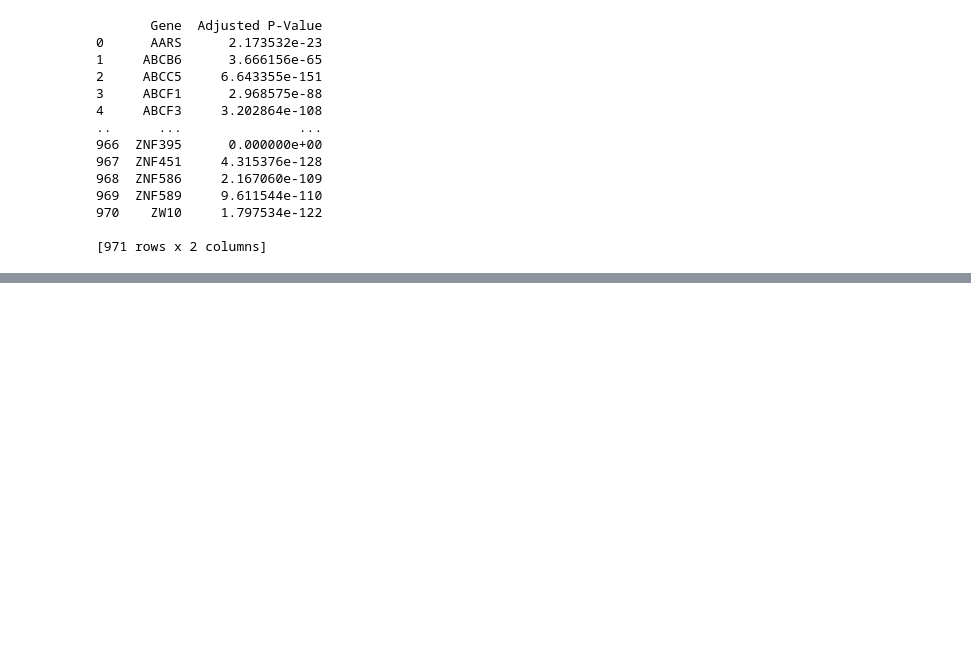
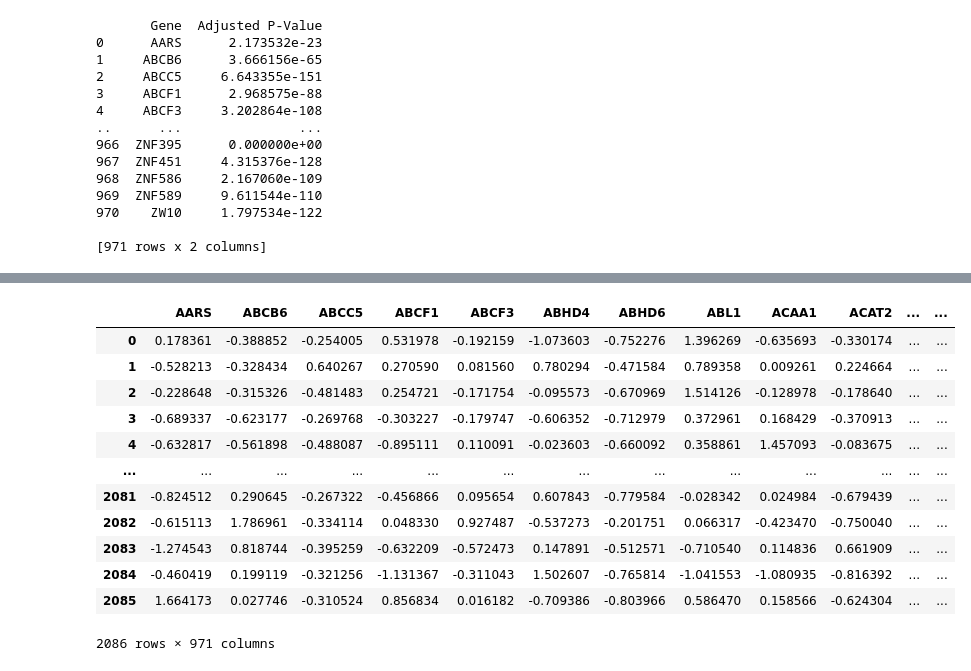
Before and after one commit to ninzyyy/rna-seq, a Jupyter notebook: exploratory.ipynb, the cells around one changed output, grey strips where cells are left out. Drawn from its saved outputs; the diff is of its cells as text; code cells hidden in the pictures; blank space fills up the shorter version.

```diff
--- a/exploratory.ipynb
+++ b/exploratory.ipynb
@@ -371,0 +389,17 @@ print(significant_genes)
+# %%
+df_z = df.apply(stats.zscore, axis=0)
+df_z
+# %% [output]
+|  | AARS | ABCB6 | ABCC5 | ABCF1 | ABCF3 | ABHD4 | ABHD6 | ABL1 | ACAA1 | ACAT2 | ... | ... |
+| 0 | 0.178361 | -0.388852 | -0.254005 | 0.531978 | -0.192159 | -1.073603 | -0.752276 | 1.396269 | -0.635693 | -0.330174 | ... | ... |
+| 1 | -0.528213 | -0.328434 | 0.640267 | 0.270590 | 0.081560 | 0.780294 | -0.471584 | 0.789358 | 0.009261 | 0.224664 | ... | ... |
+| 2 | -0.228648 | -0.315326 | -0.481483 | 0.254721 | -0.171754 | -0.095573 | -0.670969 | 1.514126 | -0.128978 | -0.178640 | ... | ... |
+| 3 | -0.689337 | -0.623177 | -0.269768 | -0.303227 | -0.179747 | -0.606352 | -0.712979 | 0.372961 | 0.168429 | -0.370913 | ... | ... |
+| 4 | -0.632817 | -0.561898 | -0.488087 | -0.895111 | 0.110091 | -0.023603 | -0.660092 | 0.358861 | 1.457093 | -0.083675 | ... | ... |
+| ... | ... | ... | ... | ... | ... | ... | ... | ... | ... | ... | ... | ... |
+| 2081 | -0.824512 | 0.290645 | -0.267322 | -0.456866 | 0.095654 | 0.607843 | -0.779584 | -0.028342 | 0.024984 | -0.679439 | ... | ... |
+| 2082 | -0.615113 | 1.786961 | -0.334114 | 0.048330 | 0.927487 | -0.537273 | -0.201751 | 0.066317 | -0.423470 | -0.750040 | ... | ... |
+| 2083 | -1.274543 | 0.818744 | -0.395259 | -0.632209 | -0.572473 | 0.147891 | -0.512571 | -0.710540 | 0.114836 | 0.661909 | ... | ... |
+| 2084 | -0.460419 | 0.199119 | -0.321256 | -1.131367 | -0.311043 | 1.502607 | -0.765814 | -1.041553 | -1.080935 | -0.816392 | ... | ... |
+| 2085 | 1.664173 | 0.027746 | -0.310524 | 0.856834 | 0.016182 | -0.709386 | -0.803966 | 0.586470 | 0.158566 | -0.624304 | ... | ... |
+2086 rows × 971 columns
```
Also changed, not shown: parts of 6 cells of this notebook.
